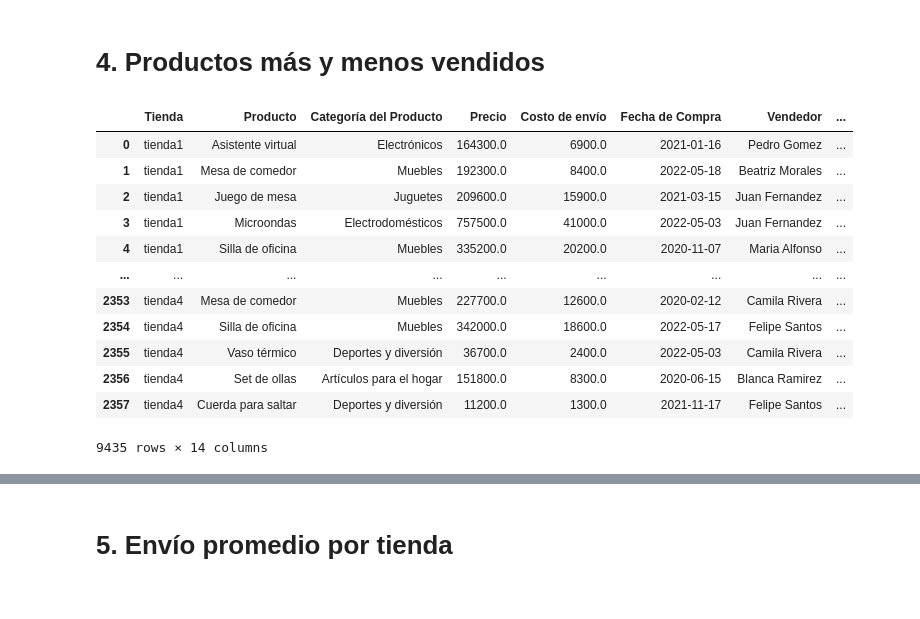
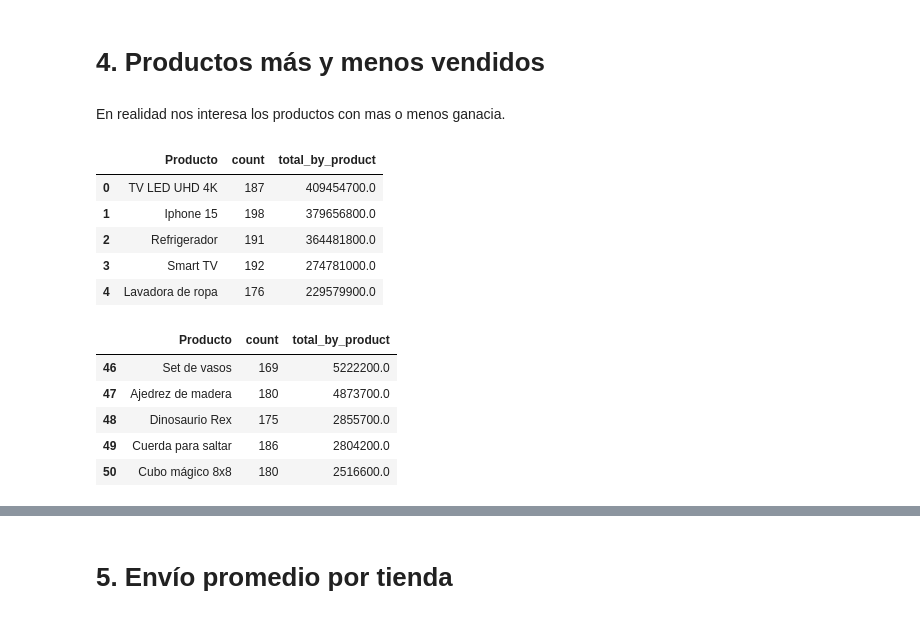
Before and after one commit to JCSR2022/challenge1-data-science-Alura, a Jupyter notebook: AluraStoreLatam.ipynb, the cells around one changed output, grey strips where cells are left out. Cells and saved outputs as stored; diff of their text form; code cells hidden in the pictures.

```diff
--- a/AluraStoreLatam.ipynb
+++ b/AluraStoreLatam.ipynb
@@ -980,19 +980,29 @@ Los datos de calificacion indincan 2 y 3 son las que han matenido mejor califiac
 #Anailisis por vendedor y categoria??
 # %% [markdown]
 # 4. Productos más y menos vendidos
-# %%
-df_all
-# %% [output]
-|  | Tienda | Producto | Categoría del Producto | Precio | Costo de envío | Fecha de Compra | Vendedor | ... |
-| 0 | tienda1 | Asistente virtual | Electrónicos | 164300.0 | 6900.0 | 2021-01-16 | Pedro Gomez | ... |
-| 1 | tienda1 | Mesa de comedor | Muebles | 192300.0 | 8400.0 | 2022-05-18 | Beatriz Morales | ... |
-| 2 | tienda1 | Juego de mesa | Juguetes | 209600.0 | 15900.0 | 2021-03-15 | Juan Fernandez | ... |
-| 3 | tienda1 | Microondas | Electrodomésticos | 757500.0 | 41000.0 | 2022-05-03 | Juan Fernandez | ... |
-| 4 | tienda1 | Silla de oficina | Muebles | 335200.0 | 20200.0 | 2020-11-07 | Maria Alfonso | ... |
-| ... | ... | ... | ... | ... | ... | ... | ... | ... |
-| 2353 | tienda4 | Mesa de comedor | Muebles | 227700.0 | 12600.0 | 2020-02-12 | Camila Rivera | ... |
-| 2354 | tienda4 | Silla de oficina | Muebles | 342000.0 | 18600.0 | 2022-05-17 | Felipe Santos | ... |
-| 2355 | tienda4 | Vaso térmico | Deportes y diversión | 36700.0 | 2400.0 | 2022-05-03 | Camila Rivera | ... |
-| 2356 | tienda4 | Set de ollas | Artículos para el hogar | 151800.0 | 8300.0 | 2020-06-15 | Blanca Ramirez | ... |
-| 2357 | tienda4 | Cuerda para saltar | Deportes y diversión | 11200.0 | 1300.0 | 2021-11-17 | Felipe Santos | ... |
-9435 rows × 14 columns
+# %% [markdown]
+En realidad nos interesa los productos con mas o menos ganacia.
+# %%
+df_all.groupby('Producto')['Ingreso Total'].agg(
+    count='count',
+    total_by_product='sum'
+).sort_values(by='total_by_product', ascending=False).reset_index().head()
+# %% [output]
+|  | Producto | count | total_by_product |
+| 0 | TV LED UHD 4K | 187 | 409454700.0 |
+| 1 | Iphone 15 | 198 | 379656800.0 |
+| 2 | Refrigerador | 191 | 364481800.0 |
+| 3 | Smart TV | 192 | 274781000.0 |
+| 4 | Lavadora de ropa | 176 | 229579900.0 |
+# %%
+df_all.groupby('Producto')['Ingreso Total'].agg(
+    count='count',
+    total_by_product='sum'
+).sort_values(by='total_by_product', ascending=False).reset_index().tail()
+# %% [output]
+|  | Producto | count | total_by_product |
+| 46 | Set de vasos | 169 | 5222200.0 |
+| 47 | Ajedrez de madera | 180 | 4873700.0 |
+| 48 | Dinosaurio Rex | 175 | 2855700.0 |
+| 49 | Cuerda para saltar | 186 | 2804200.0 |
+| 50 | Cubo mágico 8x8 | 180 | 2516600.0 |
```
Also changed, not shown: parts of 9 cells of this notebook.
